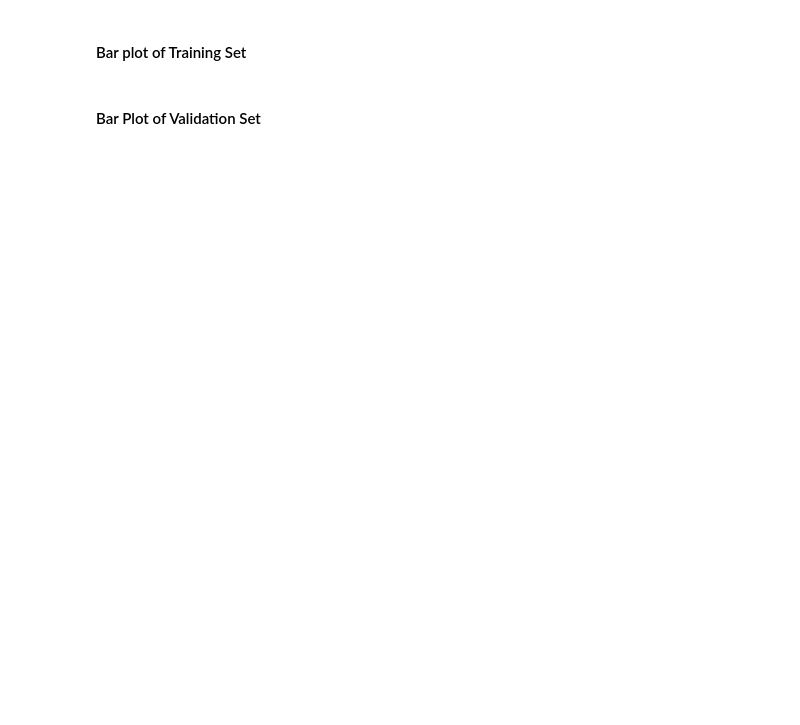
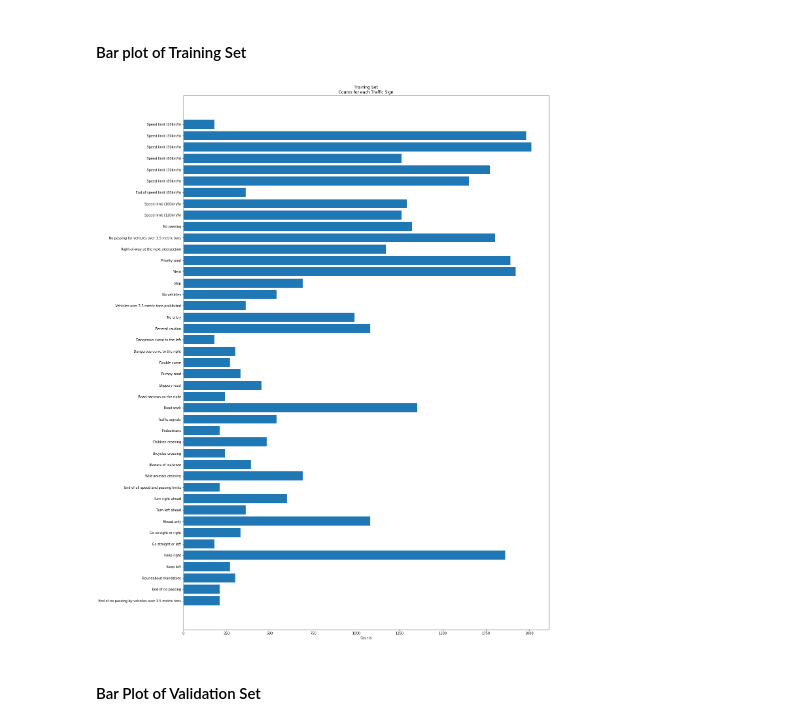
Before and after one commit to itscherylanne/CarND-Traffic-Sign-Classifier-Project, a Jupyter notebook: Traffic_Sign_Classifier.ipynb, the cells around one changed output. Cells and saved outputs as stored; diff of their text form; code cells hidden in the pictures; blank space fills up the shorter version.

```diff
--- a/Traffic_Sign_Classifier.ipynb
+++ b/Traffic_Sign_Classifier.ipynb
@@ -151,24 +157,26 @@ plt.show()
 # %%
 ### Count of each class in train and validation set
 ind = np.arange(n_classes)
 
-hist_train, bins = np.histogram( lab_train, n_classes)
+hist_train, bins = np.histogram( y_train, n_classes)
 
 fig, ax = plt.subplots()
 #set_train = ax.hist(lab_train, ind)
 set_train = ax.barh(ind, hist_train)
 
 # add some text for labels, title and axes ticks
 ax.set_xlabel('Counts')
 ax.invert_yaxis()  # labels read top-to-bottom
 ax.set_yticks(ind)
 ax.set_yticklabels(labels.values())
 ax.set_title('Training Set\nCounts for each Traffic Sign')
 
 fig.set_figheight(30)
 fig.set_figwidth(20)
 
 plt.show()
+# %% [output]
+[figure, added]
 # %% [markdown]
 #### Bar Plot of Validation Set
 # %%
```
Also changed, not shown: parts of 15 cells of this notebook.
